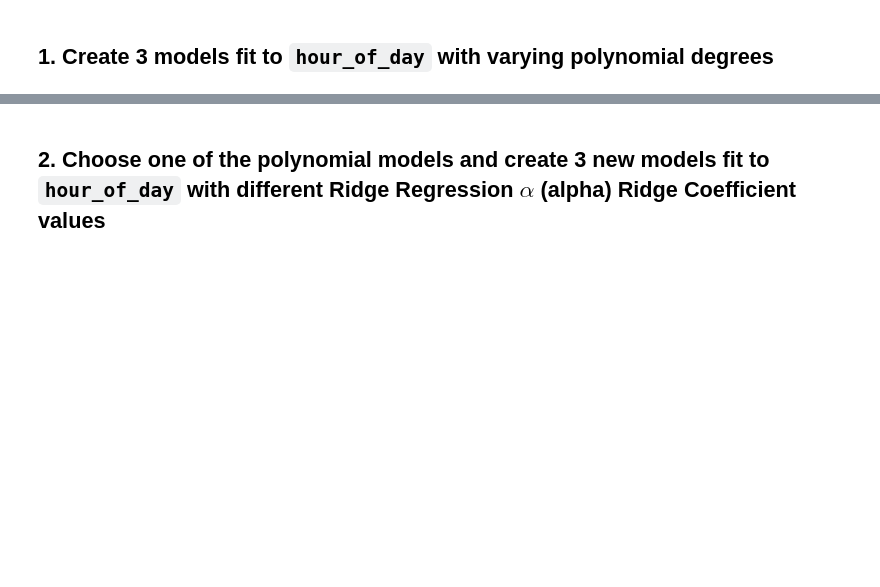
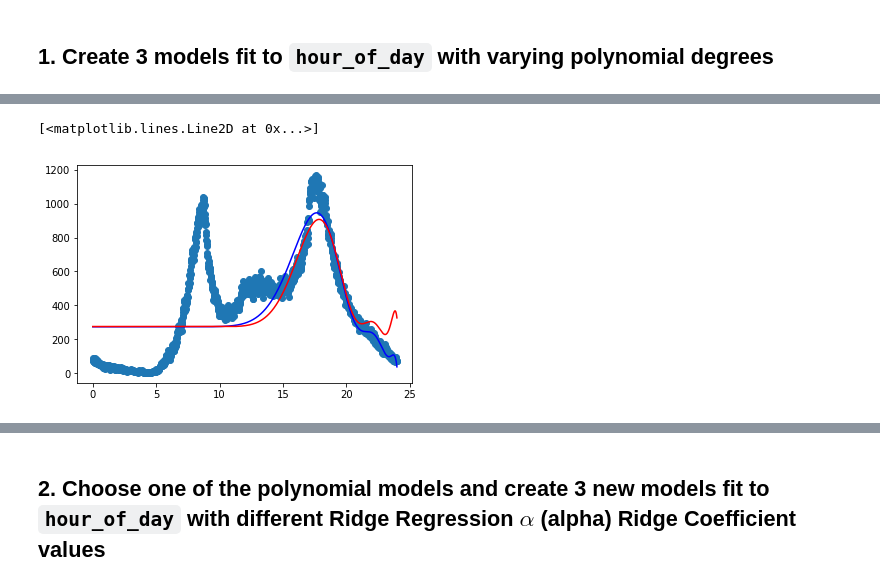
Before and after one commit to peoplecure/aap, a Jupyter notebook: assignments/4-Copy1.ipynb, the cells around one changed output, grey strips where cells are left out. Drawn from its saved outputs; the diff is of its cells as text; code cells hidden in the pictures; blank space fills up the shorter version.

```diff
--- a/assignments/4-Copy1.ipynb
+++ b/assignments/4-Copy1.ipynb
@@ -82,0 +109,7 @@ Explain the results in a **paragraph + charts** of  to describe which model you'
+# %%
+# Model 1, polynomial linear regression x25 degree
+from sklearn.preprocessing import PolynomialFeatures
+
+poly_25 = PolynomialFeatures(degree=25)
+x_25 = poly_25.fit_transform(x_times) # got rid of .reshape
+x_25
@@ -82,0 +130,6 @@ Explain the results in a **paragraph + charts** of  to describe which model you'
+# %%
+linear = linear_model.LinearRegression()
+linear.fit(x_25, y_starting)
+linear.coef_, linear.intercept_
+
+# So far just copy and pasting
@@ -82,0 +144,4 @@ Explain the results in a **paragraph + charts** of  to describe which model you'
+# %%
+ridge = linear_model.Ridge()
+ridge.fit(x_25, y_starting)
+ridge.coef_, ridge.intercept_
@@ -82,0 +156,10 @@ Explain the results in a **paragraph + charts** of  to describe which model you'
+# %%
+# Model 1 : 25
+import numpy as np # I didn't need to until now
+
+plt.scatter(x_times, y_starting)
+plt.plot(x_times, np.dot(x_25, linear.coef_) + linear.intercept_, c='b')
+plt.plot(x_times, np.dot(x_25, ridge.coef_) + ridge.intercept_, c='r')
+# %% [output]
+[<matplotlib.lines.Line2D at 0x...>]
+[figure, added]
```
Also changed, not shown: parts of 23 cells of this notebook, 4 other files.
